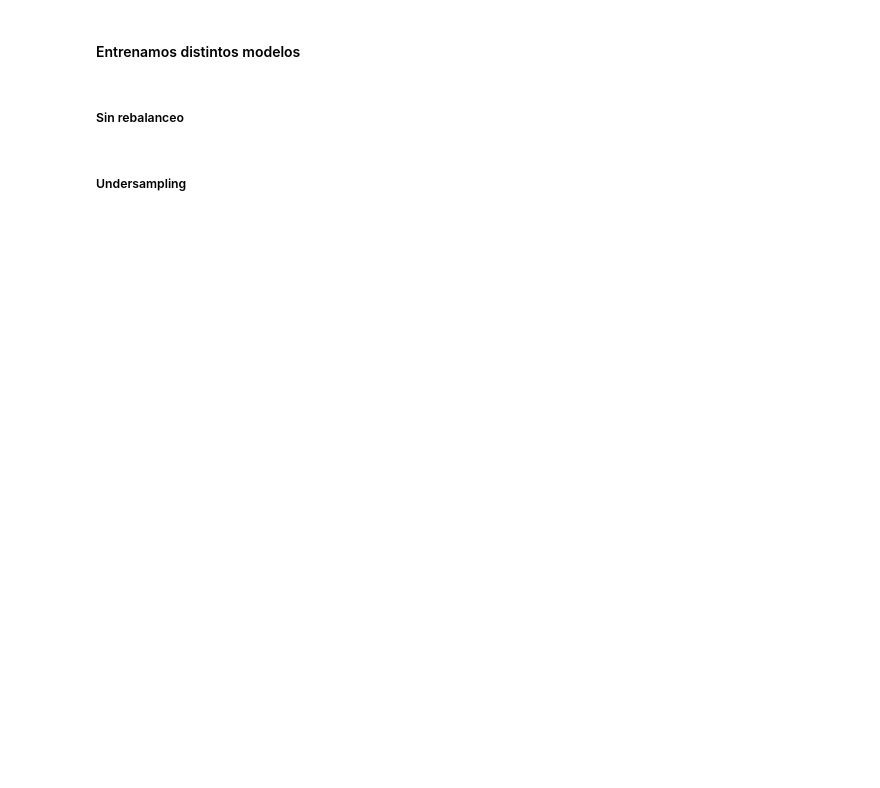
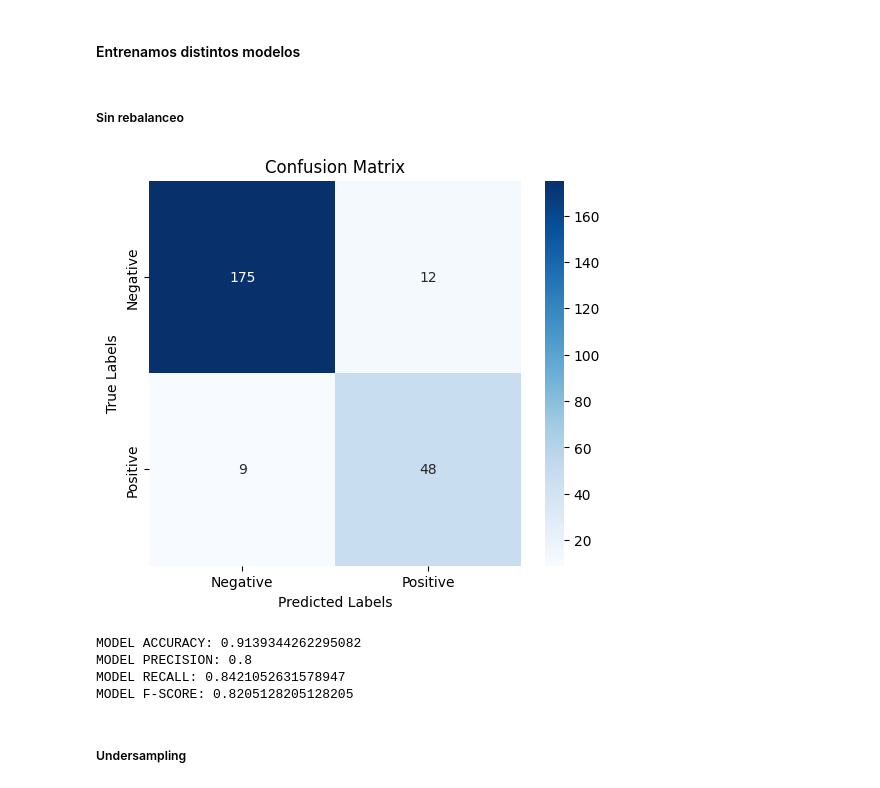
Before and after one commit to fedegutman/TP2ML, a Jupyter notebook: GUTMAN_FEDERICO_Notebook_TP2.ipynb, the cells around one changed output. Saved outputs shown, nothing was run; the diff lists cells and outputs as text; code cells hidden in the pictures; blank space fills up the shorter version.

```diff
--- a/GUTMAN_FEDERICO_Notebook_TP2.ipynb
+++ b/GUTMAN_FEDERICO_Notebook_TP2.ipynb
@@ -236,15 +309,21 @@ imb_train_df, imb_valid_df = pr.normalize_train_test(imb_train_df, imb_valid_df,
 # %%
 raw_model = BinaryClassifier(imb_train_df, target_name='Diagnosis', ridge_lambda=0.1, threshold=0.5, fit=True)
 
 imb_valid_features = imb_valid_df.drop(columns=['Diagnosis']).values
 
 raw_results = pd.DataFrame({
     'Diagnosis': imb_valid_df['Diagnosis'],
-    'Prediction': model.predict(imb_valid_features)
+    'Prediction': raw_model.predict(imb_valid_features)
 })
 
 raw_model_stats = metrics.extract_results(raw_results)
 metrics.print_metrics(raw_model_stats)
+# %% [output]
+[figure, added]
+MODEL ACCURACY: 0.9139344262295082
+MODEL PRECISION: 0.8
+MODEL RECALL: 0.8421052631578947
+MODEL F-SCORE: 0.8205128205128205
 # %% [markdown]
 ##### Undersampling
 # %%
```
Also changed, not shown: parts of 11 cells of this notebook, 2 other files.
